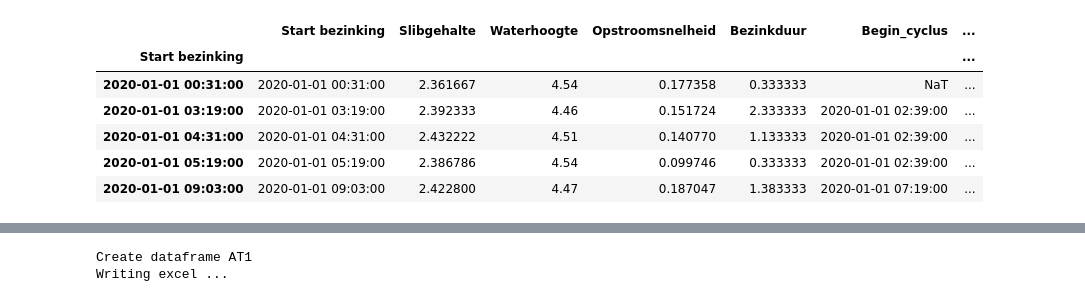
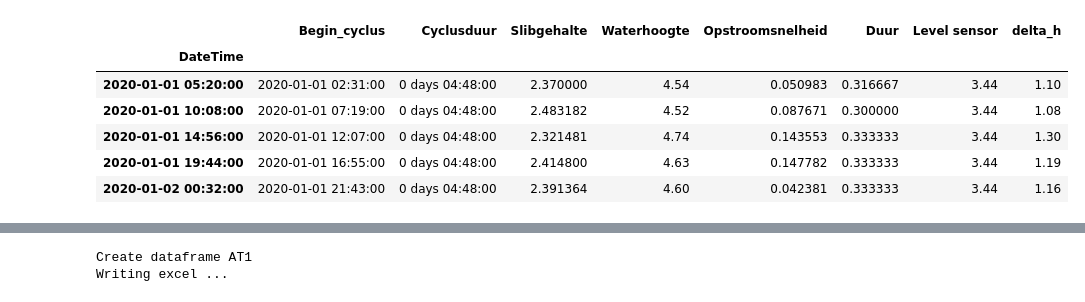
Before and after one commit to HeleenNiele/Watertechnologie, a Jupyter notebook: Ablasserdam_Slibanalyse.ipynb, the cells around one changed output, grey strips where cells are left out. Drawn from its saved outputs; the diff is of its cells as text; code cells hidden in the pictures.

```diff
--- a/Ablasserdam_Slibanalyse.ipynb
+++ b/Ablasserdam_Slibanalyse.ipynb
@@ -178,0 +350,2 @@ for a in range(len(begin_cyclus)-1):
+# %%
+df_results = df_results[df_results["Slibgehalte"]>2.0]
@@ -252,9 +415,19 @@ Start bezinking
 # %%
-df_tot = df_tot.drop_duplicates()
+df_tot = df_results.drop_duplicates()
 # %%
 df_tot["Level sensor"] = 3.44
 # %%
 df_tot["delta_h"] = df_tot["Waterhoogte"] - df_tot["Level sensor"]
+# %%
+df_tot.head()
+# %% [output]
+|  | Begin_cyclus | Cyclusduur | Slibgehalte | Waterhoogte | Opstroomsnelheid | Duur | Level sensor | delta_h |
+| DateTime |  |  |  |  |  |  |  |  |
+| 2020-01-01 05:20:00 | 2020-01-01 02:31:00 | 0 days 04:48:00 | 2.370000 | 4.54 | 0.050983 | 0.316667 | 3.44 | 1.10 |
+| 2020-01-01 10:08:00 | 2020-01-01 07:19:00 | 0 days 04:48:00 | 2.483182 | 4.52 | 0.087671 | 0.300000 | 3.44 | 1.08 |
+| 2020-01-01 14:56:00 | 2020-01-01 12:07:00 | 0 days 04:48:00 | 2.321481 | 4.74 | 0.143553 | 0.333333 | 3.44 | 1.30 |
+| 2020-01-01 19:44:00 | 2020-01-01 16:55:00 | 0 days 04:48:00 | 2.414800 | 4.63 | 0.147782 | 0.333333 | 3.44 | 1.19 |
+| 2020-01-02 00:32:00 | 2020-01-01 21:43:00 | 0 days 04:48:00 | 2.391364 | 4.60 | 0.042381 | 0.333333 | 3.44 | 1.16 |
 # %%
 svi_loc = r"P:\1263819\Biologische opstart Weesp\Berend\Plan van aanpak onderzoek\WsRL\WsRL 7 dec 2020\SVI_WsRL.xlsx"
 df_SVI = pd.read_excel(svi_loc)
@@ -271,14 +444,4 @@ for elm in df_tot.index:
 
 df_SVI = pd.DataFrame.from_dict(svi_dict, orient="index", columns=["SVI"])
 dfS_tot = pd.merge(df_tot,df_SVI, left_index=True, right_index=True)
-# %%
-dfS_tot.head()
-# %% [output]
-|  | Start bezinking | Slibgehalte | Waterhoogte | Opstroomsnelheid | Bezinkduur | Begin_cyclus | ... |
-| Start bezinking |  |  |  |  |  |  | ... |
-| 2020-01-01 00:31:00 | 2020-01-01 00:31:00 | 2.361667 | 4.54 | 0.177358 | 0.333333 | NaT | ... |
-| 2020-01-01 03:19:00 | 2020-01-01 03:19:00 | 2.392333 | 4.46 | 0.151724 | 2.333333 | 2020-01-01 02:39:00 | ... |
-| 2020-01-01 04:31:00 | 2020-01-01 04:31:00 | 2.432222 | 4.51 | 0.140770 | 1.133333 | 2020-01-01 02:39:00 | ... |
-| 2020-01-01 05:19:00 | 2020-01-01 05:19:00 | 2.386786 | 4.54 | 0.099746 | 0.333333 | 2020-01-01 02:39:00 | ... |
-| 2020-01-01 09:03:00 | 2020-01-01 09:03:00 | 2.422800 | 4.47 | 0.187047 | 1.383333 | 2020-01-01 07:19:00 | ... |
 # %%
```
Also changed, not shown: parts of 52 cells of this notebook, 5 other files.
